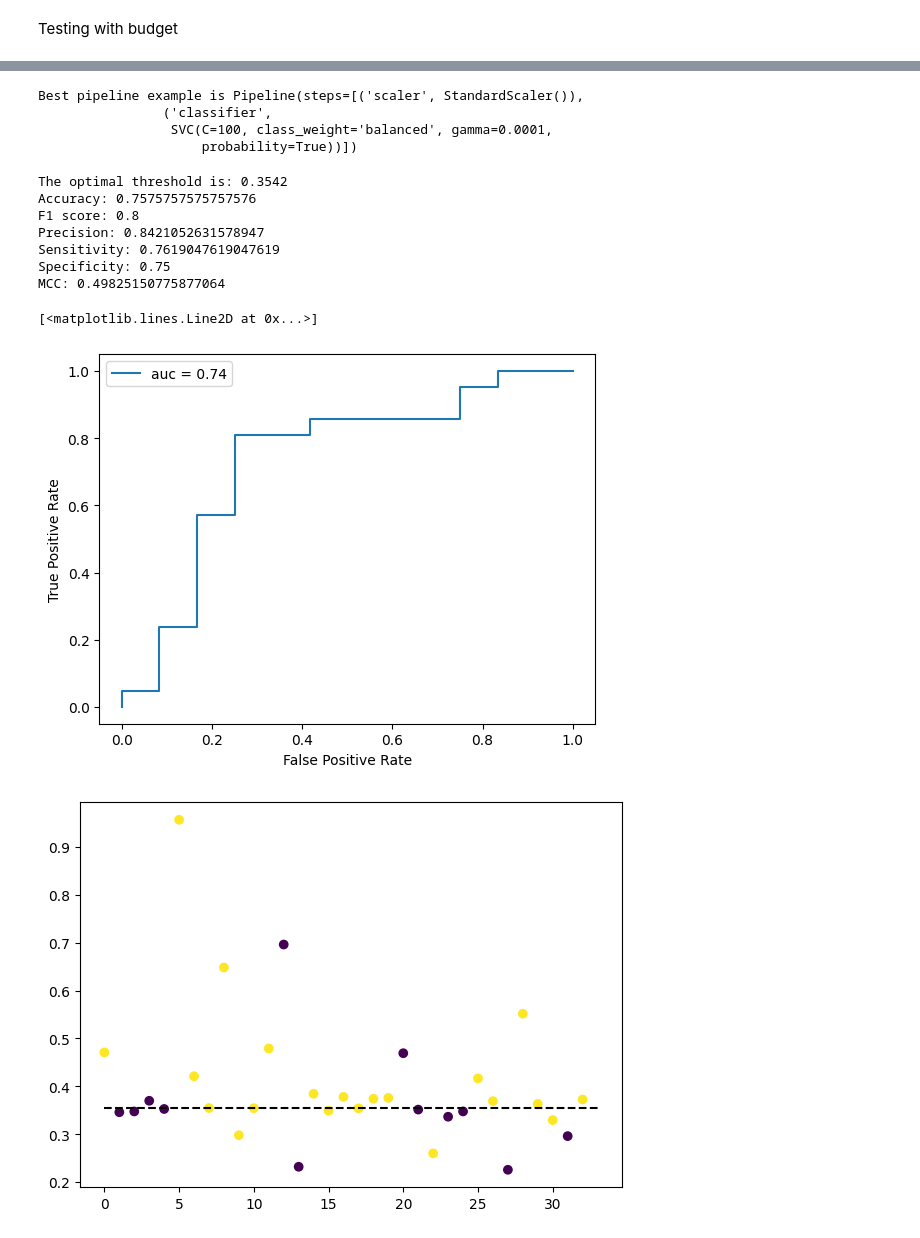
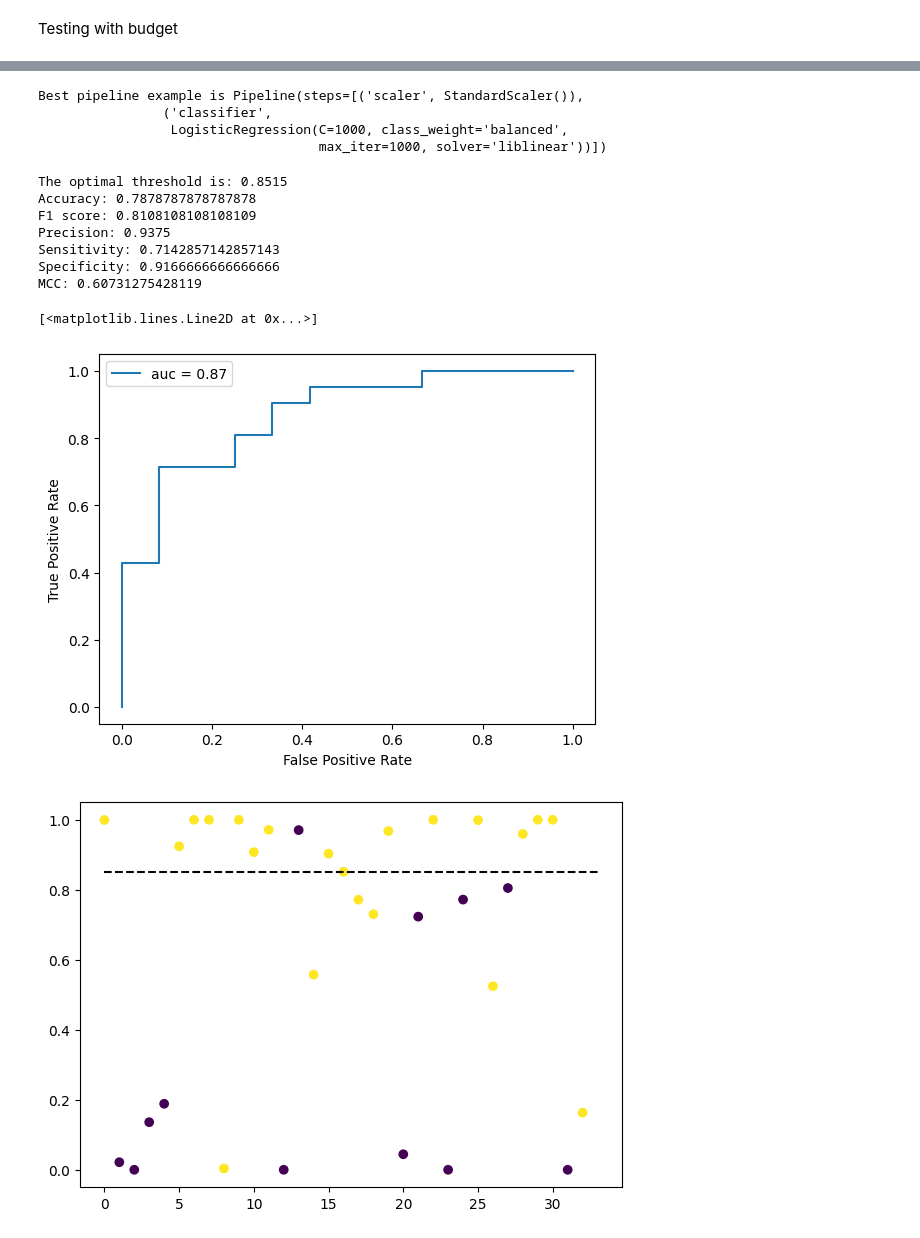
Before and after one commit to Likalto4/Added_value_feature_uncertainty, a Jupyter notebook: notebooks/training/pipelines_comparison.ipynb, the cells around one changed output, grey strips where cells are left out. Cells and saved outputs as stored; diff of their text form; code cells hidden in the pictures.

Commit message:
almost finished pipeline

```diff
--- a/notebooks/training/pipelines_comparison.ipynb
+++ b/notebooks/training/pipelines_comparison.ipynb
@@ -233,8 +232,18 @@ def classifier_and_grid(method, grid='normal',verbose=1, reductor_components=[1]
     ])
     grid = GridSearchCV(pipe, param_grid, scoring='accuracy', verbose = verbose)
     return grid
+  # regularized logistic regression
+  elif(method=='LR'):
+    param_grid = {'classifier__C': [0.1, 1, 10, 100, 1000], 'classifier__class_weight':['balanced', None], 'classifier__penalty':['l2'],
+                  'classifier__solver':['liblinear', 'lbfgs']}
+    pipe = Pipeline([
+    ('scaler', StandardScaler()),
+    ('classifier', LogisticRegression(solver='liblinear',max_iter=1000))
+    ])
+    grid = GridSearchCV(pipe, param_grid, scoring='accuracy', verbose = verbose)
+    return grid
 # %%
-grid = classifier_and_grid('SVM',grid='normal',verbose=0)
+grid = classifier_and_grid('LR',grid='normal',verbose=0)
 
 # use kfold
 kfold = KFold(n_splits=n)
@@ -355,7 +362,7 @@ x = np.asanyarray(features)
 # define lasso
 pipe_lasso = Pipeline([
     ('scaler', StandardScaler()),
-    ('lasso', LogisticRegression(penalty='l1', solver='liblinear', class_weight=None, C=10000000, max_iter=1000))
+    ('lasso', LogisticRegression(penalty='l1', solver='liblinear', class_weight=None, C=10, max_iter=1000))
     ])
 # apply in ALL dataset
 pipe_lasso.fit(x, y)
@@ -396,5 +394,5 @@ The last size of the features is: (33, 45)
 # %%
-grid = classifier_and_grid('SVM',grid='normal',verbose=0)
+grid = classifier_and_grid('LR',grid='normal',verbose=0)
 
 # use kfold
 kfold = KFold(n_splits=n)
@@ -419,11 +417,11 @@ print(f'Best pipeline example is {best_pipes[0]}')
 # %% [output]
 Best pipeline example is Pipeline(steps=[('scaler', StandardScaler()),
                 ('classifier',
-                 SVC(C=100, class_weight='balanced', gamma=0.0001,
-                     probability=True))])
+                 LogisticRegression(C=1000, class_weight='balanced',
+                                    max_iter=1000, solver='liblinear'))])
 # %%
 # show results
-prob_values = prob_matrix[:, 0]
+prob_values = prob_matrix[:, 1]
 # get roc curve
 fpr, tpr, thresholds = roc_curve(y, prob_values)
 # compute auc
@@ -438,42 +436,42 @@ op_threshold = best_threshold(fpr, tpr, thresholds)
 print(f'The optimal threshold is: {op_threshold}')
 # define threshold
 threshold = op_threshold
 # compute metrics
 # accuracy
 accuracy = accuracy_score(info.labels_list(label), prob_values > threshold)
 print(f'Accuracy: {accuracy}')
 # F1 score
 f1 = f1_score(info.labels_list(label), prob_values > threshold)
 print(f'F1 score: {f1}')
 # precision
 precision = precision_score(info.labels_list(label), prob_values > threshold)
 print(f'Precision: {precision}')
 # sensitivity (recall, TPR)
 sensitivity = recall_score(info.labels_list(label), prob_values > threshold)
 print(f'Sensitivity: {sensitivity}')
 # specificity (TNR)
 specificity = recall_score(info.labels_list(label), prob_values > threshold, pos_label=0)
 print(f'Specificity: {specificity}')
 # MCC
 mcc = matthews_corrcoef(info.labels_list(label), prob_values > threshold)
 print(f'MCC: {mcc}')
 
 # plot prediciton values, with their corresponding labels in color
 plt.figure(figsize=(7,5))
 plt.scatter(range(len(info.labels_list(label))), prob_values,c=info.labels_list(label))
 # plot threshold line
 plt.plot([0, len(info.labels_list(label))], [threshold, threshold], 'k--')
 # %% [output]
-The optimal threshold is: 0.3542
-Accuracy: 0.7575757575757576
-F1 score: 0.8
-Precision: 0.8421052631578947
-Sensitivity: 0.7619047619047619
-Specificity: 0.75
-MCC: 0.49825150775877064
+The optimal threshold is: 0.8515
+Accuracy: 0.7878787878787878
+F1 score: 0.8108108108108109
+Precision: 0.9375
+Sensitivity: 0.7142857142857143
+Specificity: 0.9166666666666666
+MCC: 0.60731275428119
 [<matplotlib.lines.Line2D at 0x...>]
-[figure, old version]
+[figure, new version]
-[figure, old version]
+[figure, new version]
 # %%
 # read budget
 active_budget = pd.read_csv(repo_path / 'data' / 'budget' / 'budget_computations.csv', index_col=0)
```
Also changed, not shown: parts of 16 cells of this notebook, 3 other files.
